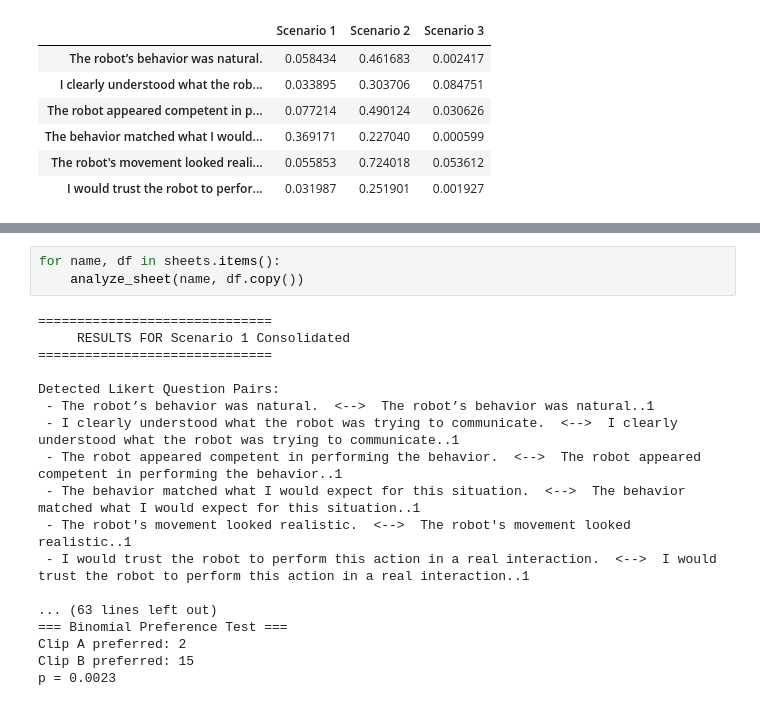
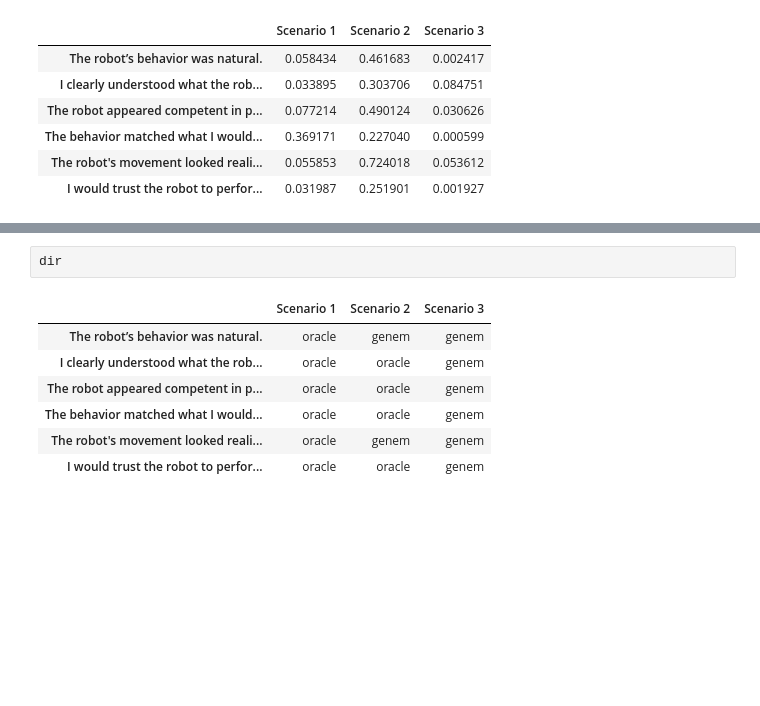
Before and after one commit to njanwani/something, a Jupyter notebook: analysis/analysis.ipynb, the cells around one changed output, grey strips where cells are left out. Cells and saved outputs as stored; diff of their text form; blank space fills up the shorter version.

```diff
--- a/analysis/analysis.ipynb
+++ b/analysis/analysis.ipynb
@@ -179,21 +127,10 @@ def analyze_sheet(name, df):
-# %%
-for name, df in sheets.items():
-    analyze_sheet(name, df.copy())
-# %% [output]
-==============================
-     RESULTS FOR Scenario 1 Consolidated
-==============================
-
-Detected Likert Question Pairs:
- - The robot’s behavior was natural.  <-->  The robot’s behavior was natural..1
- - I clearly understood what the robot was trying to communicate.  <-->  I clearly understood what the robot was trying to communicate..1
- - The robot appeared competent in performing the behavior.  <-->  The robot appeared competent in performing the behavior..1
- - The behavior matched what I would expect for this situation.  <-->  The behavior matched what I would expect for this situation..1
- - The robot's movement looked realistic.  <-->  The robot's movement looked realistic..1
- - I would trust the robot to perform this action in a real interaction.  <-->  I would trust the robot to perform this action in a real interaction..1
-
-... (63 lines left out)
-=== Binomial Preference Test ===
-Clip A preferred: 2
-Clip B preferred: 15
-p = 0.0023
+# %%
+dir
+# %% [output]
+|  | Scenario 1 | Scenario 2 | Scenario 3 |
+| The robot’s behavior was natural. | oracle | genem | genem |
+| I clearly understood what the rob... | oracle | oracle | genem |
+| The robot appeared competent in p... | oracle | oracle | genem |
+| The behavior matched what I would... | oracle | oracle | genem |
+| The robot's movement looked reali... | oracle | genem | genem |
+| I would trust the robot to perfor... | oracle | oracle | genem |
```
Also changed, not shown: parts of 7 cells of this notebook, 1 other file.
